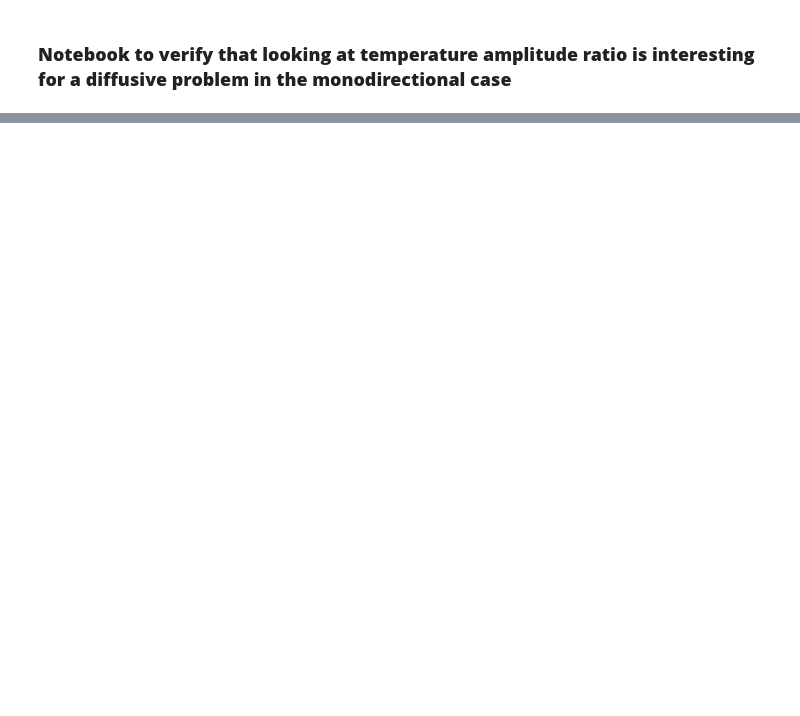
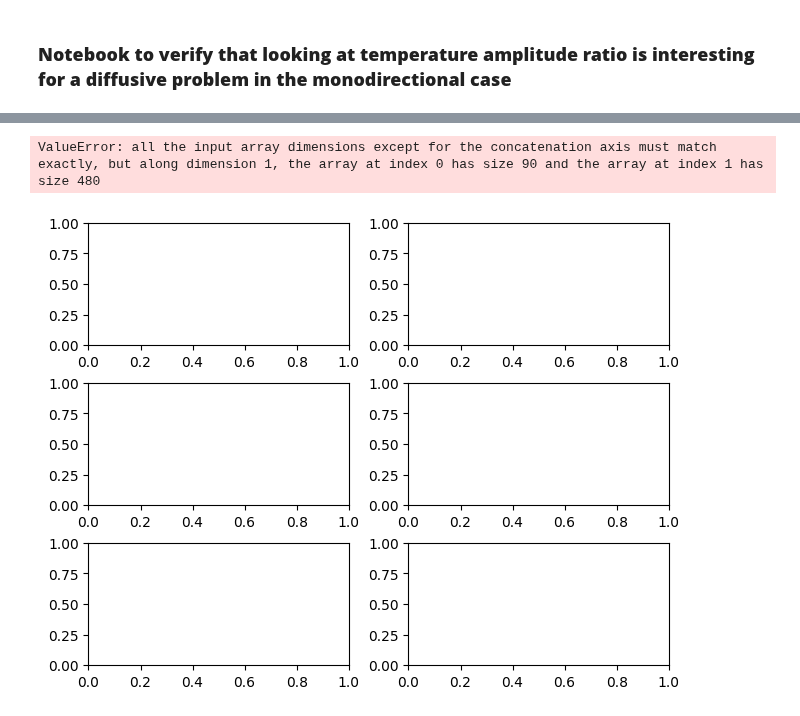
Before and after one commit to flipoyo/MOLONARI1D, a Jupyter notebook: pyheatmy/research/Temp_ampl_ratio_diffusive_case.ipynb, the cells around one changed output, grey strips where cells are left out. Drawn from its saved outputs; the diff is of its cells as text; code cells hidden in the pictures; blank space fills up the shorter version.

```diff
--- a/pyheatmy/research/Temp_ampl_ratio_diffusive_case.ipynb
+++ b/pyheatmy/research/Temp_ampl_ratio_diffusive_case.ipynb
@@ -297,31 +187,0 @@ plot_linear_regression(depth_cells[0:last_cell], np.transpose(profil_temp))
-# %%
-# Plot for different values of K
-
-# returns profile temperature for a given value of K
-def temperature_K(moinslog10IntrinK):
-    layers_list= layersListCreator([(name, Zbottom, moinslog10IntrinK, n, lambda_s, rhos_cs)])
-    col_dict = {
-        "river_bed": 1.,
-        "depth_sensors": depth_sensors, #En vrai y aura une 4e valeur ici mais ca prendra en charge pareil
-        "offset": .0,
-        "dH_measures": emu_observ_test_user1._molonariP_data,
-        "T_measures": emu_observ_test_user1._molonariT_data,
-        "sigma_meas_P": sigma_meas_P,
-        "sigma_meas_T": sigma_meas_T,
-    }
-    col = Column.from_dict(col_dict,verbose=False)
-    col._compute_solve_transi_multiple_layers(layers_list, nb_cells, verbose=False)
-
-    profil_temp = profil_temperature(dH_offset, moinslog10IntrinK)[:last_cell,:]
-    return np.transpose(profil_temp)
-
-
-def plot_for_several_Kvalues(list_of_log_K_values):
-    T_list = []
-    for l in list_of_log_K_values:
-        T_list.append(temperature_K(l))
-
-    plot_mosaic(depth_cells[0:last_cell], T_list, list_of_log_K_values)
-
-
-plot_for_several_Kvalues(range_of_minus_log_10_K)
@@ -359 +188,15 @@ def list_k_T(list_of_minus_log_K):
+# %%
+# Plot for different values of K
+def plot_for_several_Kvalues(list_of_mlog_K_values):
+    T_list = []
+    for l in list_of_mlog_K_values:
+        T = profil_temperature(dH_offset, l, verbose = False)
+        T_list.append(T)
+
+    prt.plot_mosaic(depth_cells[0:last_cell], T_list, list_of_mlog_K_values)
+
+plot_for_several_Kvalues(range_of_minus_log_10_K)
+# %% [output]
+ValueError: all the input array dimensions except for the concatenation axis must match exactly, but along dimension 1, the array at index 0 has size 90 and the array at index 1 has size 480
+[figure, added]
 # %%
```
Also changed, not shown: parts of 14 cells of this notebook, 2 other files.
